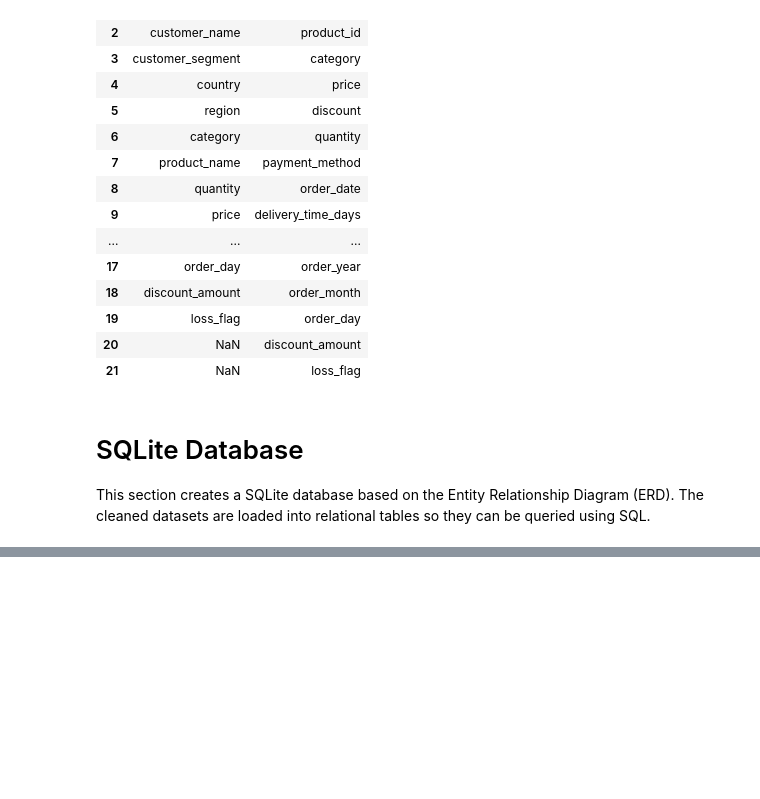
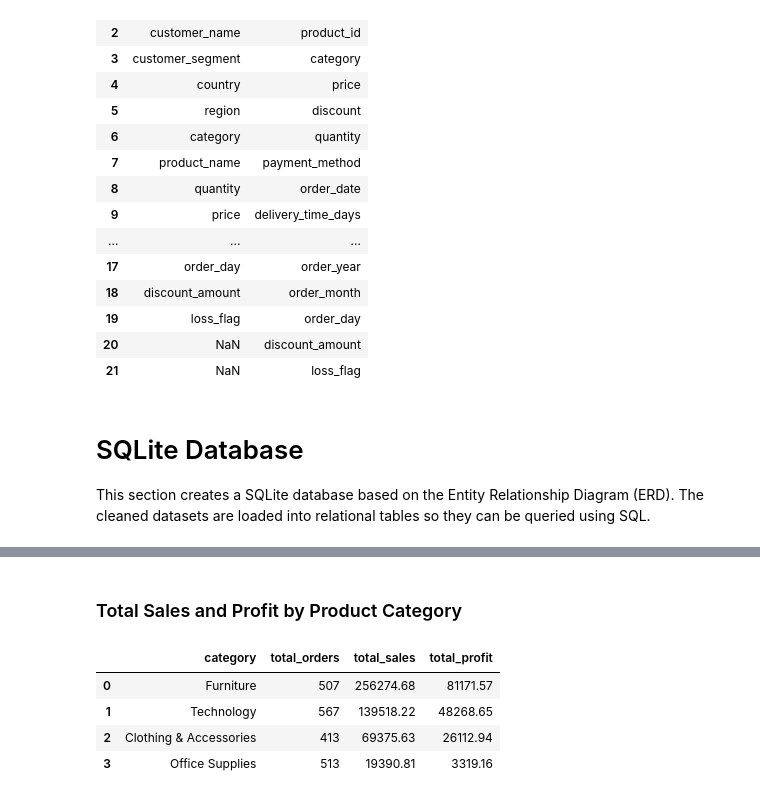
Before and after one commit to KiruthigaSidharthan/Global_Ecommerce_Sales_Analysis, a Jupyter notebook: Notebooks/Ecommerce_Sales_Transaction_Analysis.ipynb, the cells around one changed output, grey strips where cells are left out. Saved outputs shown, nothing was run; the diff lists cells and outputs as text; code cells hidden in the pictures; blank space fills up the shorter version.

```diff
--- a/Notebooks/Ecommerce_Sales_Transaction_Analysis.ipynb
+++ b/Notebooks/Ecommerce_Sales_Transaction_Analysis.ipynb
@@ -560,0 +565,24 @@ conn.commit()
+# %% [markdown]
+### Total Sales and Profit by Product Category
+# %%
+query1 = """
+select
+    category,
+    count(*) as total_orders,
+    round(sum(total_amount),2) as total_sales,
+    round(sum(profit),2) as total_profit
+from global_sales gs
+join global_products gp
+on gs.product_name = gp.product_name
+group by category
+order by total_sales desc;
+"""
+
+category_sales = pd.read_sql(query1, conn)
+category_sales
+# %% [output]
+|  | category | total_orders | total_sales | total_profit |
+| 0 | Furniture | 507 | 256274.68 | 81171.57 |
+| 1 | Technology | 567 | 139518.22 | 48268.65 |
+| 2 | Clothing & Accessories | 413 | 69375.63 | 26112.94 |
+| 3 | Office Supplies | 513 | 19390.81 | 3319.16 |
```
Also changed, not shown: parts of 9 cells of this notebook.
